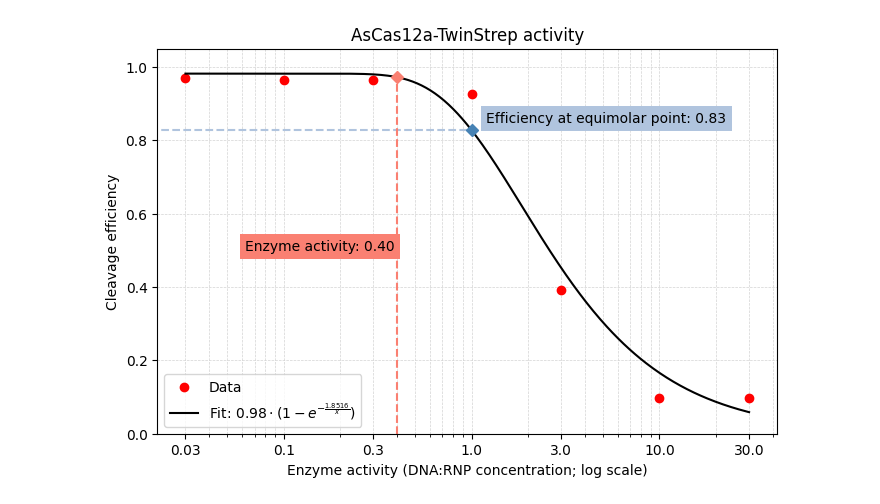
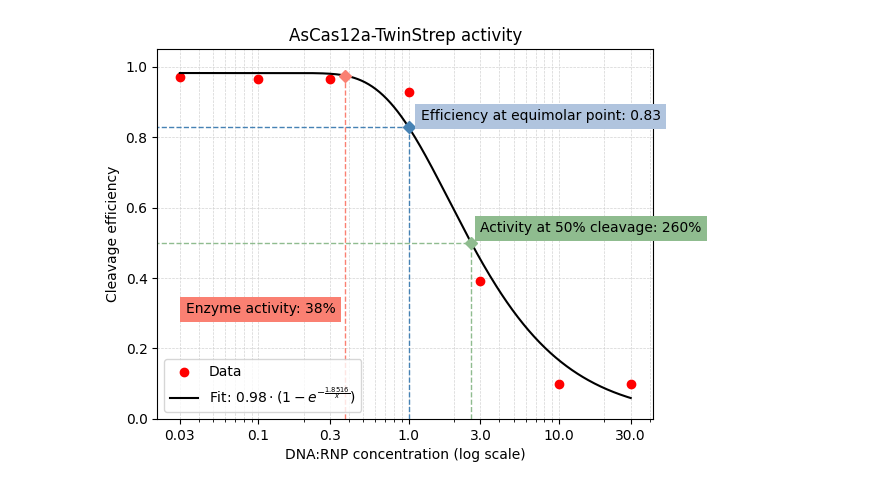
Before and after one commit to JonesLabEU/Biochemistry, a Jupyter notebook: Cleavage assay.ipynb, the cells around one changed output. Saved outputs shown, nothing was run; the diff lists cells and outputs as text; code cells hidden in the pictures.

Commit message:
Upd to detect elbow; activity at 50% efficiency

```diff
--- a/Cleavage assay.ipynb
+++ b/Cleavage assay.ipynb
@@ -13,7 +13,6 @@ def model_func(x, a, k):
     Returns:
         array-like: Cleavage efficiency based on the model.
     """
-    # return a * (1 - np.exp(-k * x))
     return a * (1 - np.exp(-k / x))
 
 
@@ -37,40 +36,50 @@ y = y_data[sorted_indices]
 # Generate fitted curve using logspace for smooth log-x plotting
 x_fit = np.logspace(np.log10(min(x_data)), np.log10(max(x_data)), 500)
 y_fit = model_func(x_fit, a, k)
 
 # Plot data and fitted curve
-plt.figure(figsize=(8, 5))
 plt.scatter(x, y, label='Data', color='red', zorder=2)
 plt.plot(x_fit, y_fit, label=fr'Fit: ${a:.2f} \cdot (1 - e^{{-\frac{{{k:.4f}}}{{x}}}})$', color='black')
 
 # Plot efficiency when RNP concentration is equal to DNA concentration
 x_eff = 1
 y_eff = model_func(x_eff, a, k)
-plt.hlines(y_eff, 0, x_eff, linestyles='dashed', color='steelblue')
+plt.vlines(x_eff, 0, y_eff, linestyles='dashed', color='steelblue', lw=1)
+plt.hlines(y_eff, 0, x_eff, linestyles='dashed', color='steelblue', lw=1)
 plt.plot(x_eff, y_eff, 'D', color='steelblue')
-plt.text(x_eff + .2, y_eff + 0.02,
+plt.text(x_eff + .2, y_eff + .02,
          f'Efficiency at equimolar point: {y_eff:.2f}',
          bbox=dict(facecolor='lightsteelblue', edgecolor='none'),
          fontsize=10, ha='left')
 
-# Enzyme activity is determined by eye
 # Enzyme activity is the lowest amount of RNP that completely cleaves target DNA
-x_act = .4  # At this point, the cleavage efficiency starts to plateau
+# Analytically, this is the maximal curvature point, after which the efficiency starts dropping noticeably
+x_act = .203 * k  # Crude approximation of the elbow point
 y_act = model_func(x_act, a, k)
-plt.vlines(x_act, 0, y_act, linestyles='dashed', color='salmon')
+plt.vlines(x_act, 0, y_act, linestyles='dashed', color='salmon', lw=1)
 plt.plot(x_act, y_act, 'D', color='salmon')
-plt.text(x_act - .01, 0.5, f'Enzyme activity: {x_act:.2f}',
+plt.text(x_act - .05, .3, f'Enzyme activity: {x_act * 100:.0f}%',
          bbox=dict(facecolor='salmon', edgecolor='none'),
          fontsize=10, ha='right')
 
+# Plot activity at 50% cleavage efficiency
+y_50 = .5  # 50% cleavage efficiency
+x_50 = -k / np.log(1 - y_50/a)  # inverse of the model function
+plt.vlines(x_50, 0, y_50, linestyles='dashed', color='darkseagreen', lw=1)
+plt.hlines(y_50, 0, x_50, linestyles='dashed', color='darkseagreen', lw=1)
+plt.plot(x_50, y_50, 'D', color='darkseagreen')
+plt.text(x_50 + .4, y_50 + .03,
+         f'Activity at 50% cleavage: {x_50 * 100:.0f}%',
+         bbox=dict(facecolor='darkseagreen', edgecolor='none'),
+         fontsize=10, ha='left')
+
 plt.xscale('log')
 plt.xticks(x, [str(val) for val in x])
-
 plt.ylim(0, 1.05)
-plt.xlabel('Enzyme activity (DNA:RNP concentration; log scale)')
+plt.xlabel('DNA:RNP concentration (log scale)')
 plt.ylabel('Cleavage efficiency')
 plt.title('AsCas12a-TwinStrep activity')
 plt.legend(loc='lower left')
 plt.grid(True, which='both', ls='--', color='lightgray', linewidth=.5, zorder=1)
 # %% [output]
-[figure, old version]
+[figure, new version]
```
